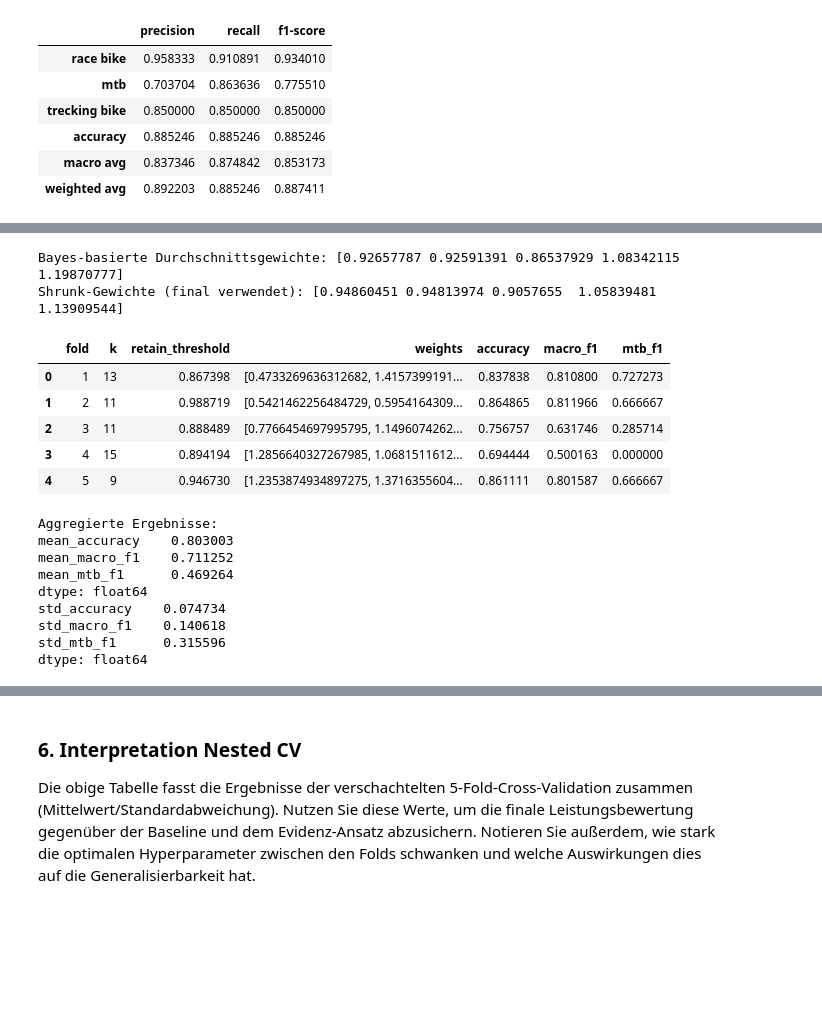
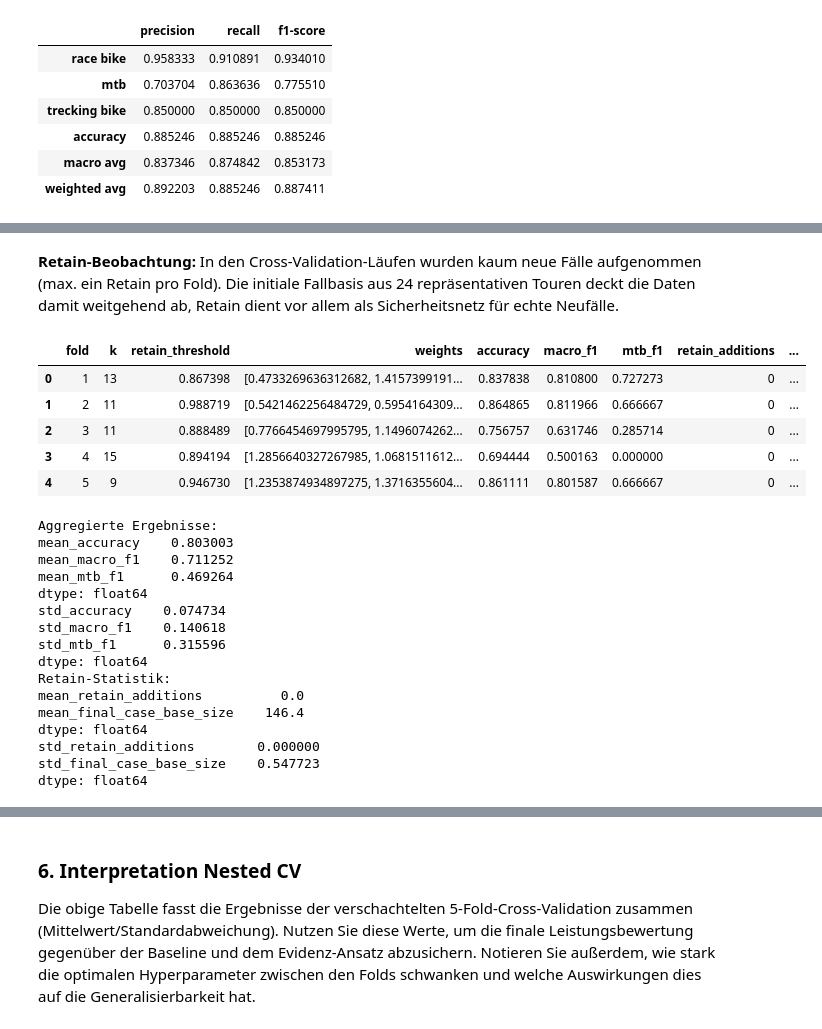
Before and after one commit to litithio/EVIDENCE_CBR, a Jupyter notebook: Assignment_Evidence_CBR.ipynb, the cells around one changed output, grey strips where cells are left out. Saved outputs shown, nothing was run; the diff lists cells and outputs as text; code cells hidden in the pictures; blank space fills up the shorter version.

```diff
--- a/Assignment_Evidence_CBR.ipynb
+++ b/Assignment_Evidence_CBR.ipynb
@@ -2800,3 +2775,5 @@ Vergleich der beiden Verfahren. Ggf. ist hier noch Code zum Vergleich zu ergänz
+# %% [markdown]
+**Retain-Beobachtung:** In den Cross-Validation-Läufen wurden kaum neue Fälle aufgenommen (max. ein Retain pro Fold). Die initiale Fallbasis aus 24 repräsentativen Touren deckt die Daten damit weitgehend ab, Retain dient vor allem als Sicherheitsnetz für echte Neufälle.
 # %%
 # Hilfsfunktionen für Nested Cross-Validation
 from sklearn.metrics import classification_report
@@ -2824,6 +2801,7 @@ def run_cbr_on_dataset(train_df, test_df, metric, k, weights, retain_threshold,
 
     y_true = []
     y_pred = []
+    retain_additions = 0
 
     for _, case in test_df.iterrows():
         neighbours = retrieve(case, case_base, k=k, features=CBR_FEATURES, sim_func=sim_wrapper)
@@ -2834,7 +2812,10 @@ def run_cbr_on_dataset(train_df, test_df, metric, k, weights, retain_threshold,
         y_true.append(case[CBR_TARGET])
 
         revised_case = case.copy()
-        case_base = retain(case_base, revised_case, threshold=retain_threshold, features=CBR_FEATURES, sim_func=retain_wrapper)
+        new_case_base = retain(case_base, revised_case, threshold=retain_threshold, features=CBR_FEATURES, sim_func=retain_wrapper)
+        if len(new_case_base) > len(case_base):
+            retain_additions += 1
+        case_base = new_case_base
 
     report = classification_report(y_true, y_pred, labels=['race bike', 'mtb', 'trecking bike'], output_dict=True, zero_division=0)
     return {
@@ -2844,31 +2825,9 @@ def run_cbr_on_dataset(train_df, test_df, metric, k, weights, retain_threshold,
         'report': report,
         'y_true': y_true,
         'y_pred': y_pred,
+        'retain_additions': retain_additions,
+        'final_case_base_size': len(case_base),
     }
-# %%
-# Shrinkage der Feature-Gewichte (70% Bayes-Mittel, 30% Gleichgewichtung)
-if 'bayes_history' in globals() and bayes_history:
-    collected = [entry['weights'] for entry in bayes_history if 'weights' in entry]
-else:
-    collected = []
-if 'bayes_df' in globals() and 'weights' in bayes_df.columns:
-    collected.extend(bayes_df['weights'].tolist())
-
-if collected:
-    avg_weights = np.mean(np.vstack(collected), axis=0)
-else:
-    avg_weights = CBR_WEIGHTS.copy()
-
-avg_weights = avg_weights * (len(avg_weights) / np.sum(avg_weights))
-shrunk_weights = 0.7 * avg_weights + 0.3 * np.ones_like(avg_weights)
-shrunk_weights = shrunk_weights * (len(shrunk_weights) / np.sum(shrunk_weights))
-
-print('Bayes-basierte Durchschnittsgewichte:', avg_weights)
-print('Shrunk-Gewichte (final verwendet):', shrunk_weights)
-CBR_WEIGHTS = shrunk_weights
-# %% [output]
-Bayes-basierte Durchschnittsgewichte: [0.92657787 0.92591391 0.86537929 1.08342115 1.19870777]
-Shrunk-Gewichte (final verwendet): [0.94860451 0.94813974 0.9057655  1.05839481 1.13909544]
 # %%
 # 5-Fold Nested Cross-Validation
 from sklearn.model_selection import StratifiedKFold
@@ -2910,39 +2869,46 @@ for outer_fold, (train_idx, test_idx) in enumerate(outer_skf.split(cbr_cases[CBR
     nested_result = gp_minimize(nested_objective, search_space, n_calls=15, random_state=outer_fold, verbose=False)
 
     best_k = nested_result.x[0]
     best_retain = nested_result.x[1]
     best_weights = np.array(nested_result.x[2:], dtype=float)
     best_weights *= len(best_weights) / best_weights.sum()
 
     outer_res = run_cbr_on_dataset(train_df, test_df, metric='euclidean', k=best_k, weights=best_weights, retain_threshold=best_retain)
     outer_results.append({
         'fold': outer_fold,
         'k': best_k,
         'retain_threshold': best_retain,
         'weights': best_weights,
         'accuracy': outer_res['accuracy'],
         'macro_f1': outer_res['macro_f1'],
         'mtb_f1': outer_res['mtb_f1'],
+        'retain_additions': outer_res['retain_additions'],
+        'final_case_base_size': outer_res['final_case_base_size'],
     })
     fold_details.append({
         'fold': outer_fold,
         'report': outer_res['report'],
         'y_true': outer_res['y_true'],
         'y_pred': outer_res['y_pred'],
+        'retain_additions': outer_res['retain_additions'],
+        'final_case_base_size': outer_res['final_case_base_size'],
     })
 
 nested_df = pd.DataFrame(outer_results)
 display(nested_df)
 print('Aggregierte Ergebnisse:')
 print(nested_df[['accuracy', 'macro_f1', 'mtb_f1']].mean().rename(lambda x: f"mean_{x}"))
 print(nested_df[['accuracy', 'macro_f1', 'mtb_f1']].std().rename(lambda x: f"std_{x}"))
+print('Retain-Statistik:')
+print(nested_df[['retain_additions', 'final_case_base_size']].mean().rename(lambda x: f"mean_{x}"))
+print(nested_df[['retain_additions', 'final_case_base_size']].std().rename(lambda x: f"std_{x}"))
 # %% [output]
-|  | fold | k | retain_threshold | weights | accuracy | macro_f1 | mtb_f1 |
-| 0 | 1 | 13 | 0.867398 | [0.4733269636312682, 1.4157399191... | 0.837838 | 0.810800 | 0.727273 |
-| 1 | 2 | 11 | 0.988719 | [0.5421462256484729, 0.5954164309... | 0.864865 | 0.811966 | 0.666667 |
-| 2 | 3 | 11 | 0.888489 | [0.7766454697995795, 1.1496074262... | 0.756757 | 0.631746 | 0.285714 |
-| 3 | 4 | 15 | 0.894194 | [1.2856640327267985, 1.0681511612... | 0.694444 | 0.500163 | 0.000000 |
-| 4 | 5 | 9 | 0.946730 | [1.2353874934897275, 1.3716355604... | 0.861111 | 0.801587 | 0.666667 |
+|  | fold | k | retain_threshold | weights | accuracy | macro_f1 | mtb_f1 | retain_additions | ... |
+| 0 | 1 | 13 | 0.867398 | [0.4733269636312682, 1.4157399191... | 0.837838 | 0.810800 | 0.727273 | 0 | ... |
+| 1 | 2 | 11 | 0.988719 | [0.5421462256484729, 0.5954164309... | 0.864865 | 0.811966 | 0.666667 | 0 | ... |
+| 2 | 3 | 11 | 0.888489 | [0.7766454697995795, 1.1496074262... | 0.756757 | 0.631746 | 0.285714 | 0 | ... |
+| 3 | 4 | 15 | 0.894194 | [1.2856640327267985, 1.0681511612... | 0.694444 | 0.500163 | 0.000000 | 0 | ... |
+| 4 | 5 | 9 | 0.946730 | [1.2353874934897275, 1.3716355604... | 0.861111 | 0.801587 | 0.666667 | 0 | ... |
 Aggregierte Ergebnisse:
 mean_accuracy    0.803003
 mean_macro_f1    0.711252
@@ -2952,3 +2918,10 @@ std_accuracy    0.074734
 std_macro_f1    0.140618
 std_mtb_f1      0.315596
 dtype: float64
+Retain-Statistik:
+mean_retain_additions          0.0
+mean_final_case_base_size    146.4
+dtype: float64
+std_retain_additions        0.000000
+std_final_case_base_size    0.547723
+dtype: float64
```
Also changed, not shown: parts of 29 cells of this notebook, 1 other file.
